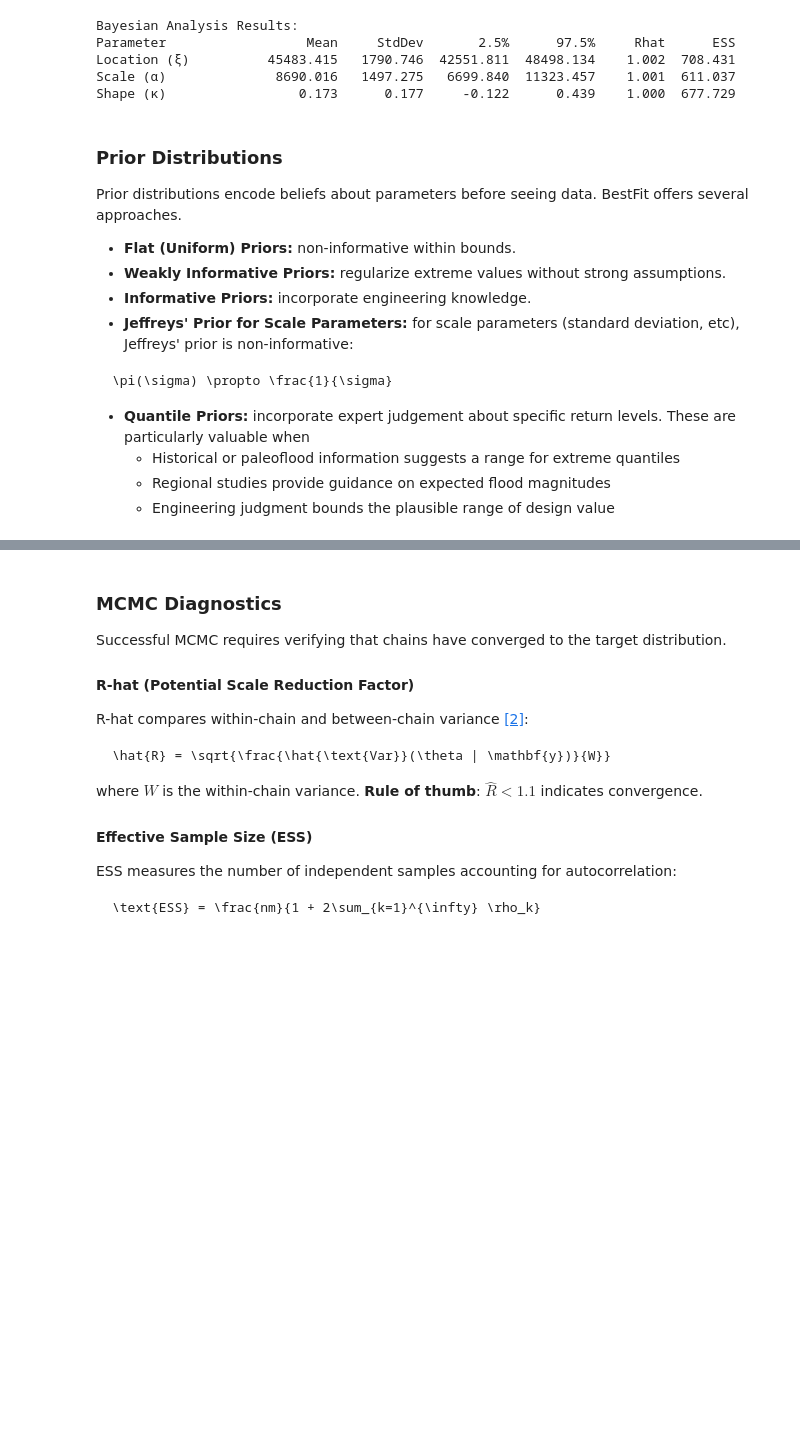
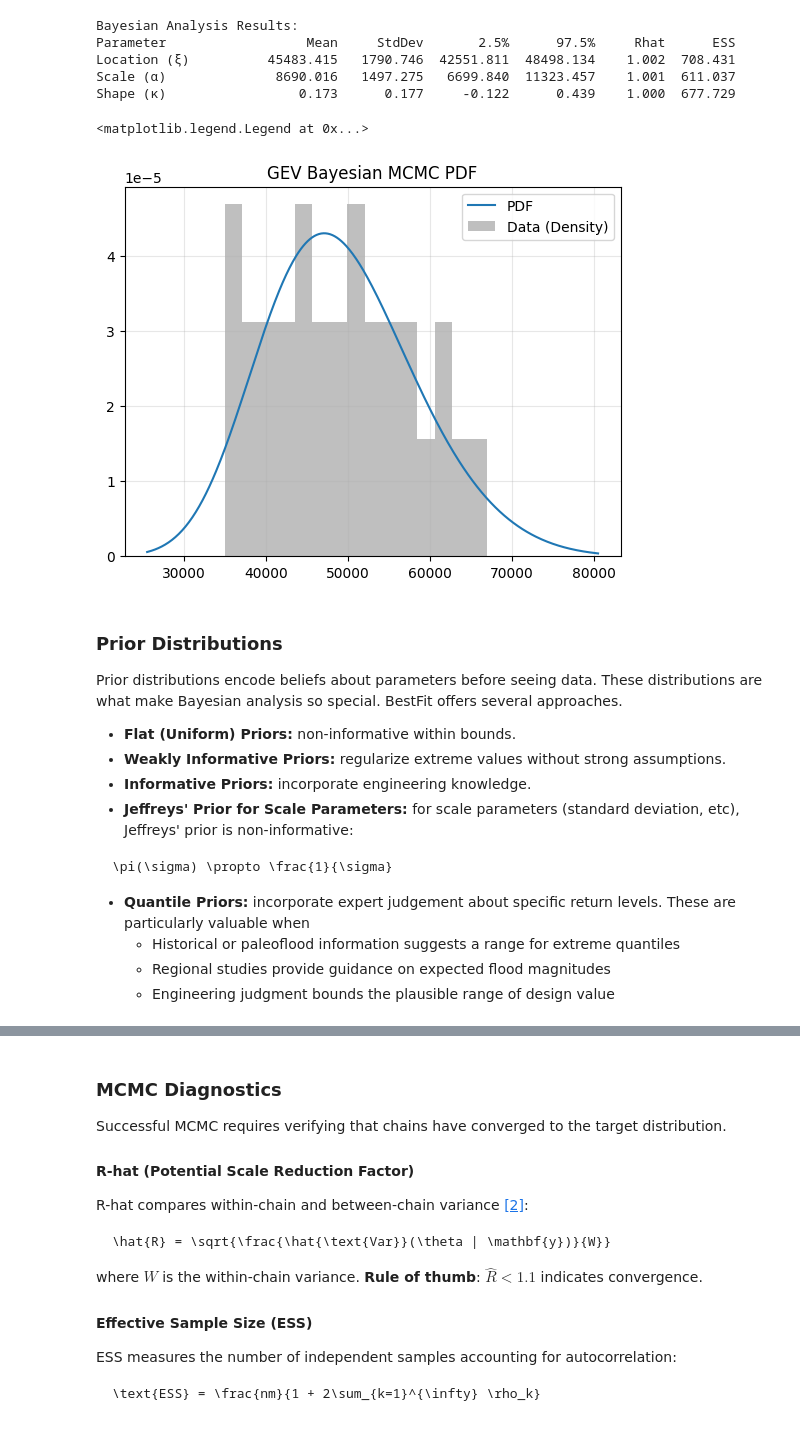
Before and after one commit to USACE-RMC/BestFit-Python-Examples, a Jupyter notebook: notebooks/02_model_estimation.ipynb, the cells around one changed output, grey strips where cells are left out. Saved outputs shown, nothing was run; the diff lists cells and outputs as text; code cells hidden in the pictures; blank space fills up the shorter version.

```diff
--- a/notebooks/02_model_estimation.ipynb
+++ b/notebooks/02_model_estimation.ipynb
@@ -215,4 +245,5 @@ The `BayesianAnalysis` class provides MCMC estimation:
 # %%
+# Create a clean, new model
 bayes_model = UnivariateDistribution(df, UnivariateDistributionType.GeneralizedExtremeValue)
 
 # Configure Bayesian analysis
@@ -223,36 +254,54 @@ bayesian.Type = BayesianAnalysis.SamplerType.DEMCzs  # Default sampler
 bayesian.Iterations = 10000           # Total iterations after warmup
 bayesian.WarmupIterations = 5000      # Burn-in period (discarded)
 bayesian.ThinningInterval = 1         # Keep every nth sample (1 = no thinning)
 
 # Run Bayesian estimation
 bayesian.RunAsync().Wait()
 
 results = bayesian.Results
 
 print("Bayesian Analysis Results:")
 print(F"{"Parameter":<20} {"Mean":>10} {"StdDev":>10} {"2.5%":>10} {"97.5%":>10} {"Rhat":>8} {"ESS":>8}")
 
+params = []
 for i in range(bayes_model.Parameters.Count):
     stats = results.ParameterResults[i].SummaryStatistics
+    params.append(stats.Mean)
 
     print(
     f"{bayes_model.Parameters[i].DisplayName:<20} "
     f"{stats.Mean:10.3f} "
     f"{stats.StandardDeviation:10.3f} "
     f"{stats.LowerCI:10.3f} "
     f"{stats.UpperCI:10.3f} "
     f"{stats.Rhat:8.3f} "
     f"{stats.ESS:8.3f}"
 )
+
+bayes_model.SetParameterValues(convert_to_dotnet_array(params))
+bayes_dist = bayes_model.Distribution
+bayes_xmin = bayes_dist.InverseCDF(0.001)
+bayes_xmax = bayes_dist.InverseCDF(0.999)
+bayes_x = np.linspace(bayes_xmin, bayes_xmax, 400)
+
+bayes_pdf = np.array([bayes_dist.PDF(v) for v in bayes_x])
+
+plt.plot(bayes_x, bayes_pdf, label="PDF")
+plt.hist(annual_peaks, bins = 15, range = (peak_min, peak_max), density=True, alpha=0.5, color='gray', label = "Data (Density)")
+plt.title(f"{dist.ShortDisplayName} Bayesian MCMC PDF")
+plt.grid(True, alpha=0.3)
+plt.legend()
 # %% [output]
 Bayesian Analysis Results:
 Parameter                  Mean     StdDev       2.5%      97.5%     Rhat      ESS
 Location (ξ)          45483.415   1790.746  42551.811  48498.134    1.002  708.431
 Scale (α)              8690.016   1497.275   6699.840  11323.457    1.001  611.037
 Shape (κ)                 0.173      0.177     -0.122      0.439    1.000  677.729
+<matplotlib.legend.Legend at 0x...>
+[figure, added]
 # %% [markdown]
 ### Prior Distributions
-Prior distributions encode beliefs about parameters before seeing data. BestFit offers several approaches.
+Prior distributions encode beliefs about parameters before seeing data. These distributions are what make Bayesian analysis so special. BestFit offers several approaches.
 
 - **Flat (Uniform) Priors:** non-informative within bounds.
 - **Weakly Informative Priors:** regularize extreme values without strong assumptions.
```
Also changed, not shown: parts of 15 cells of this notebook, 16 other files.
